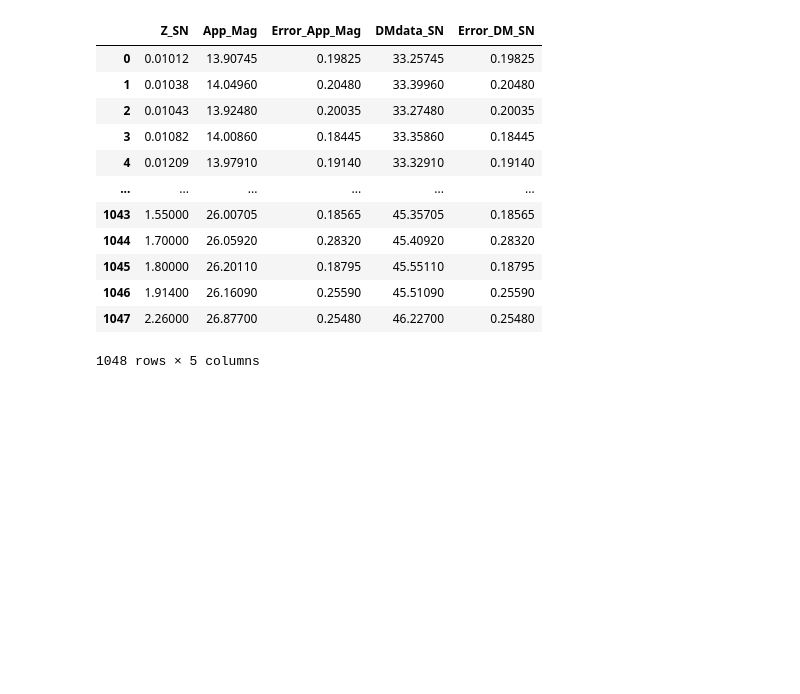
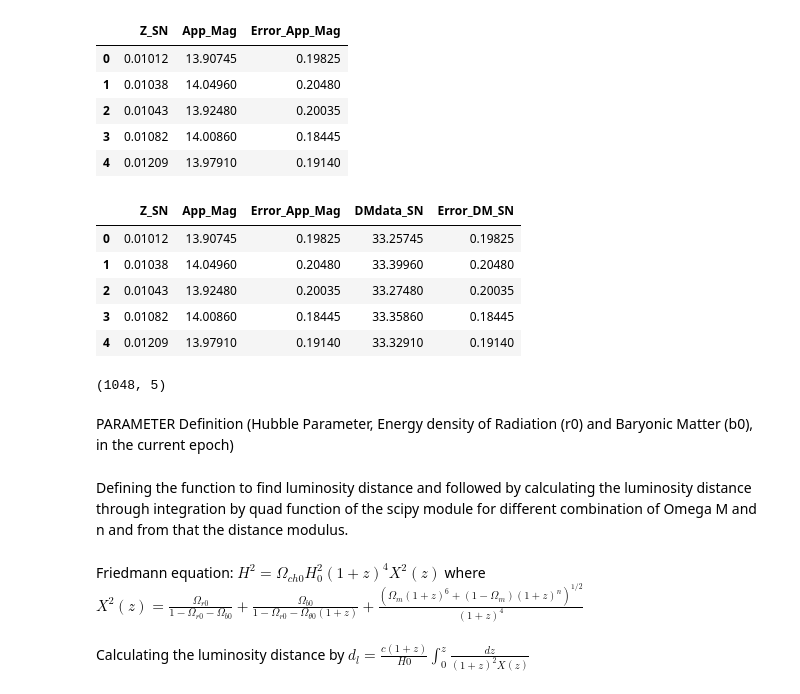
Before and after one commit to AshleyChraya/HubbleConstant-ConstraintsForVCG, a Jupyter notebook: Python Codes/Pantheon.ipynb, the cells around one changed output. Cells and saved outputs as stored; diff of their text form; code cells hidden in the pictures; blank space fills up the shorter version.

```diff
--- a/Python Codes/Pantheon.ipynb
+++ b/Python Codes/Pantheon.ipynb
@@ -11,2 +11,3 @@ from matplotlib.pyplot import figure
 # %%
-data_PS = pd.read_excel (r'/root/Github_Repos/HubbleConstant-ConstraintsForVCG/pantheon_final.xlsx')
+data_PS = pd.read_excel('/mnt/49258d32-6ae7-47af-b8e9-cd883888e8b3/github/HubbleConstant-ConstraintsForVCG/pantheon_final.xlsx')
+data_PS.head()
@@ -28,17 +39,37 @@ mu=sort_data_SN.DMdata_SN
+# %%
+sort_data_SN=data_SN.sort_values(by=['Z_SN'],ignore_index=True)
+sort_data_SN.head()
+# %% [output]
+|  | Z_SN | App_Mag | Error_App_Mag |
+| 0 | 0.01012 | 13.90745 | 0.19825 |
+| 1 | 0.01038 | 14.04960 | 0.20480 |
+| 2 | 0.01043 | 13.92480 | 0.20035 |
+| 3 | 0.01082 | 14.00860 | 0.18445 |
+| 4 | 0.01209 | 13.97910 | 0.19140 |
+# %%
+z=sort_data_SN.Z_SN #Redshift
+amg=sort_data_SN.App_Mag  #Apparent Magnitude
+erramg=sort_data_SN.Error_App_Mag  #Error in apparent magnitude
+mu=amg + 19.35 #Distance modulus # m - M = -5 + 5 log (d) where d is in pc
+errdm=erramg
+label = {
+    "Z_SN":z,"App_Mag":amg,"Error_App_Mag":erramg,"DMdata_SN": mu,"Error_DM_SN":errdm
+}
+sort_data_SN=pd.DataFrame(label)
+mu=sort_data_SN.DMdata_SN
 # %%
-sort_data_SN
+sort_data_SN.head()
 # %% [output]
 |  | Z_SN | App_Mag | Error_App_Mag | DMdata_SN | Error_DM_SN |
 | 0 | 0.01012 | 13.90745 | 0.19825 | 33.25745 | 0.19825 |
 | 1 | 0.01038 | 14.04960 | 0.20480 | 33.39960 | 0.20480 |
 | 2 | 0.01043 | 13.92480 | 0.20035 | 33.27480 | 0.20035 |
 | 3 | 0.01082 | 14.00860 | 0.18445 | 33.35860 | 0.18445 |
 | 4 | 0.01209 | 13.97910 | 0.19140 | 33.32910 | 0.19140 |
-| ... | ... | ... | ... | ... | ... |
-| 1043 | 1.55000 | 26.00705 | 0.18565 | 45.35705 | 0.18565 |
-| 1044 | 1.70000 | 26.05920 | 0.28320 | 45.40920 | 0.28320 |
-| 1045 | 1.80000 | 26.20110 | 0.18795 | 45.55110 | 0.18795 |
-| 1046 | 1.91400 | 26.16090 | 0.25590 | 45.51090 | 0.25590 |
-| 1047 | 2.26000 | 26.87700 | 0.25480 | 46.22700 | 0.25480 |
-1048 rows × 5 columns
+# %%
+sort_data_SN.shape
+# %% [output]
+(1048, 5)
+# %% [markdown]
+PARAMETER Definition (Hubble Parameter, Energy density of Radiation (r0) and Baryonic Matter (b0), in the current epoch)
 # %%
@@ -47,0 +79,6 @@ H0=69.8
+# %% [markdown]
+Defining the function to find luminosity distance and followed by calculating the luminosity distance through integration by quad function of the scipy module for different combination of Omega M and n and from that the distance modulus.
+# %% [markdown]
+Friedmann equation: $H^2=\Omega_{ch0} H_0^2 (1+z)^4 X^2(z)$ where $X^{2}(z)=\frac{\Omega_{r 0}}{1-\Omega_{r 0}-\Omega_{b 0}}+\frac{\Omega_{b 0} }{1-\Omega_{r 0}-\Omega_{\theta 0}(1+z)}+\frac{\left(\Omega_{m}(1+z)^6+(1-\Omega_{m})(1+z)^n\right)^{1 / 2}}{(1+z)^4}$
+# %% [markdown]
+Calculating the luminosity distance by $d_l = \frac{c(1+z)}{H0} \int_{0}^{z} \frac{dz}{(1+z)^2X(z)}$
```
Also changed, not shown: parts of 21 cells of this notebook, 50 other files.
